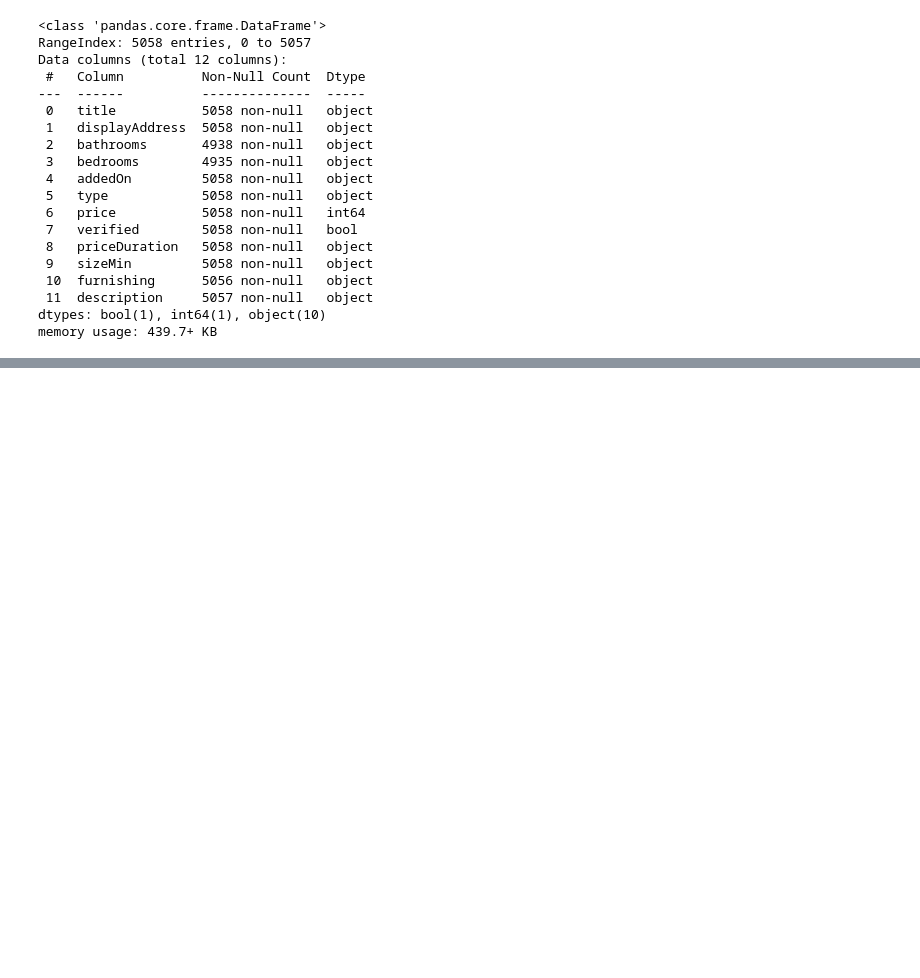
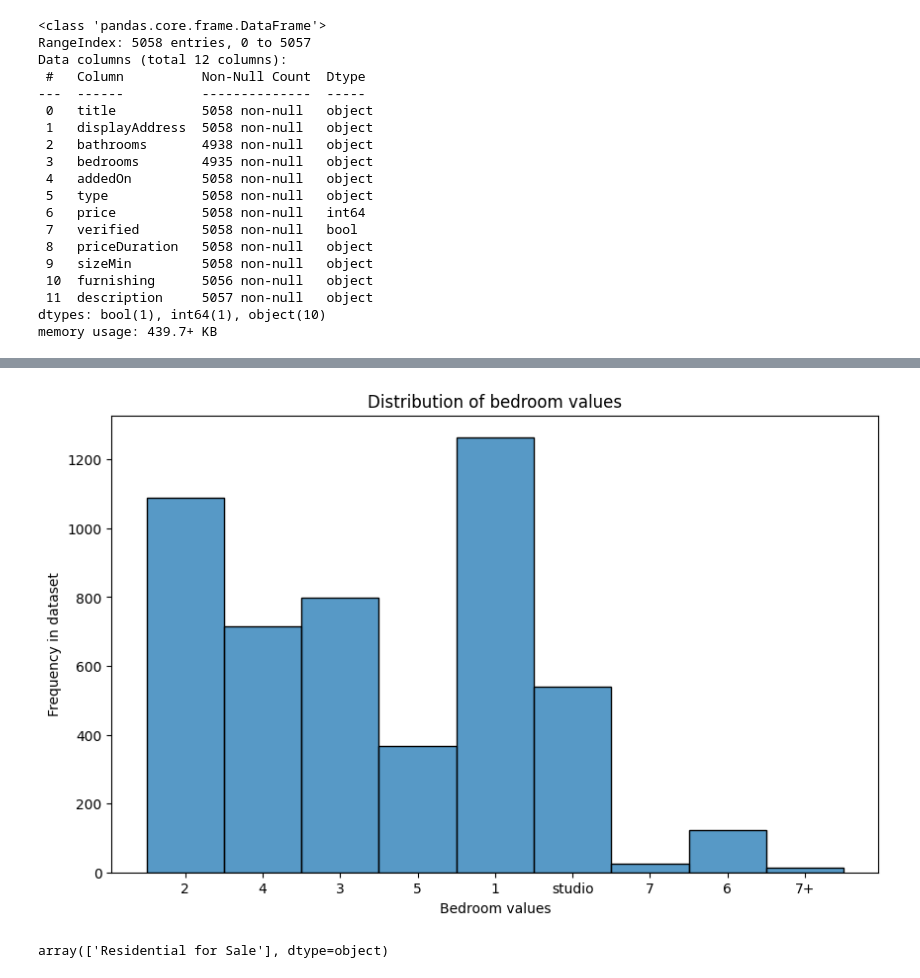
Before and after one commit to Mike812/kaggle, a Jupyter notebook: real_estate/RealEstate.ipynb, the cells around one changed output, grey strips where cells are left out. Cells and saved outputs as stored; diff of their text form; code cells hidden in the pictures; blank space fills up the shorter version.

```diff
--- a/real_estate/RealEstate.ipynb
+++ b/real_estate/RealEstate.ipynb
@@ -51,0 +85,16 @@ memory usage: 439.7+ KB
+# %%
+real_estate_data['bathrooms'] = real_estate_data['bathrooms'].str.replace('7+', '8')
+real_estate_data['bathrooms'] = real_estate_data['bathrooms'].str.replace('none', '0')
+real_estate_data['bathrooms'] = pd.to_numeric(real_estate_data['bathrooms'])
+real_estate_data['bathrooms'] = real_estate_data['bathrooms'].fillna(0)
+real_estate_data['bathrooms'] = real_estate_data['bathrooms'].astype(np.int64)
+# %%
+# not numerical due to 7+ and studio
+plt.figure(figsize=(10, 6))
+sns.histplot(data=real_estate_data, x='bedrooms')
+plt.title('Distribution of bedroom values')
+plt.xlabel('Bedroom values')
+plt.ylabel('Frequency in dataset')
+plt.show()
+# %% [output]
+[figure, added]
@@ -51,0 +107,5 @@ memory usage: 439.7+ KB
+# %%
+# only one type
+real_estate_data["type"].unique()
+# %% [output]
+array(['Residential for Sale'], dtype=object)
```
Also changed, not shown: parts of 13 cells of this notebook, 7 other files.
